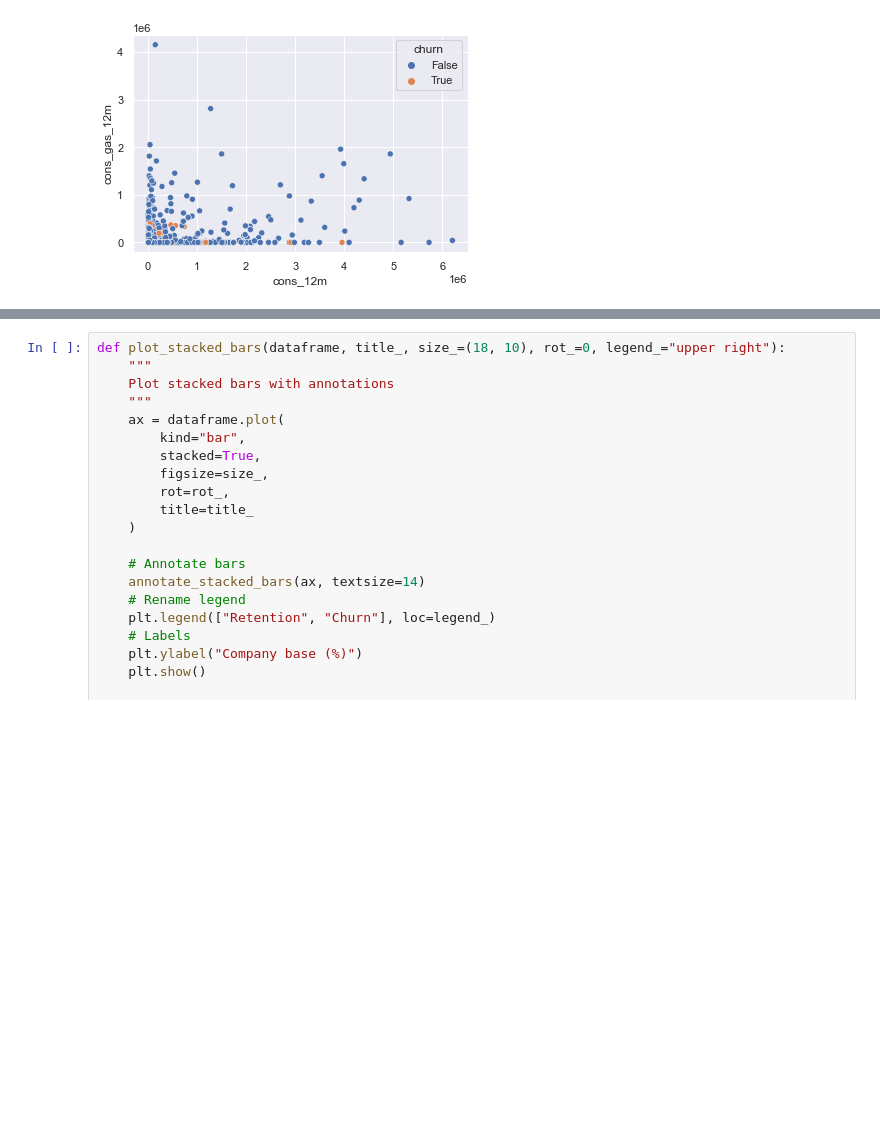
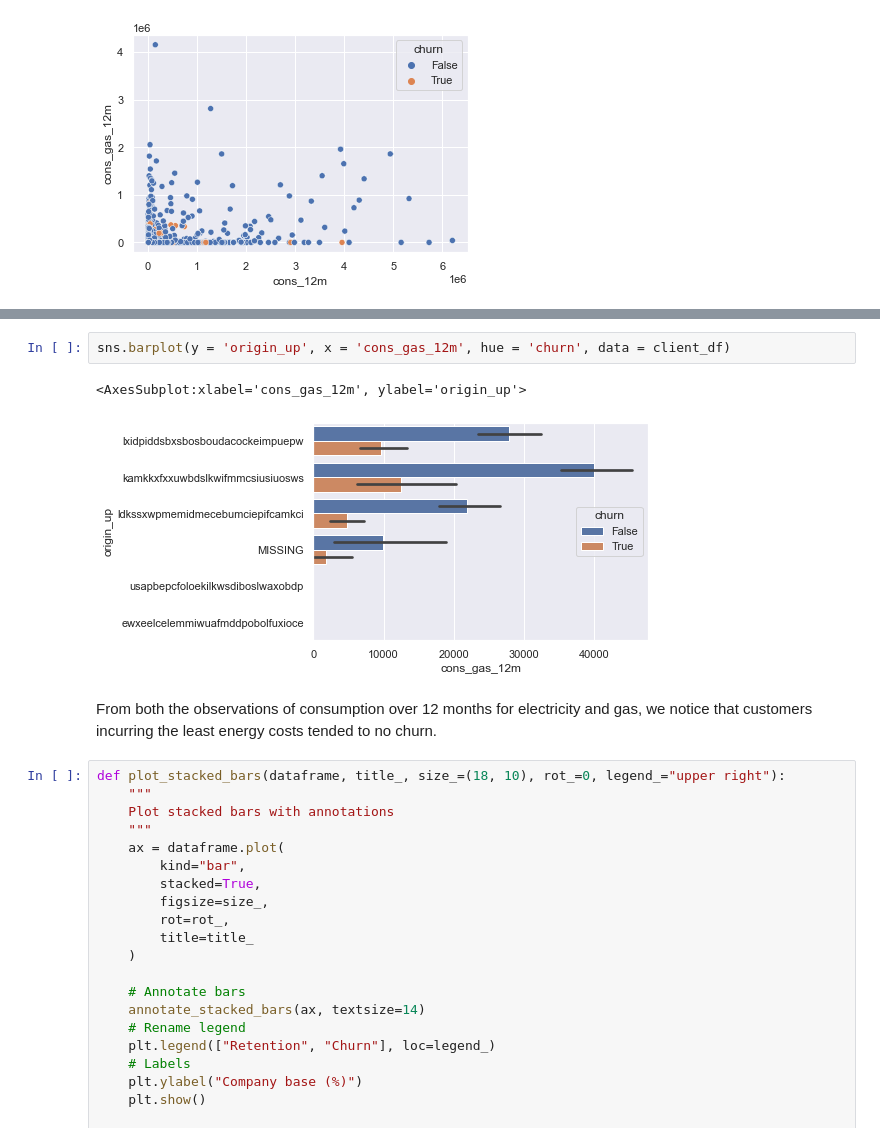
Before and after one commit to jvo024/bcg-forage-ds, a Jupyter notebook: eda_starter.ipynb, the cells around one changed output, grey strips where cells are left out. Cells and saved outputs as stored; diff of their text form; blank space fills up the shorter version.

```diff
--- a/eda_starter.ipynb
+++ b/eda_starter.ipynb
@@ -146,3 +158,10 @@ From the scatter plot, we can identify the trends of gas and electricity consump
+# %%
+sns.barplot(y = 'origin_up', x = 'cons_gas_12m', hue = 'churn', data = client_df)
+# %% [output]
+<AxesSubplot:xlabel='cons_gas_12m', ylabel='origin_up'>
+[figure, added]
+# %% [markdown]
+From both the observations of consumption over 12 months for electricity and gas, we notice that customers incurring the least energy costs tended to no churn.
 # %%
 def plot_stacked_bars(dataframe, title_, size_=(18, 10), rot_=0, legend_="upper right"):
     """
```
Also changed, not shown: parts of 7 cells of this notebook.
